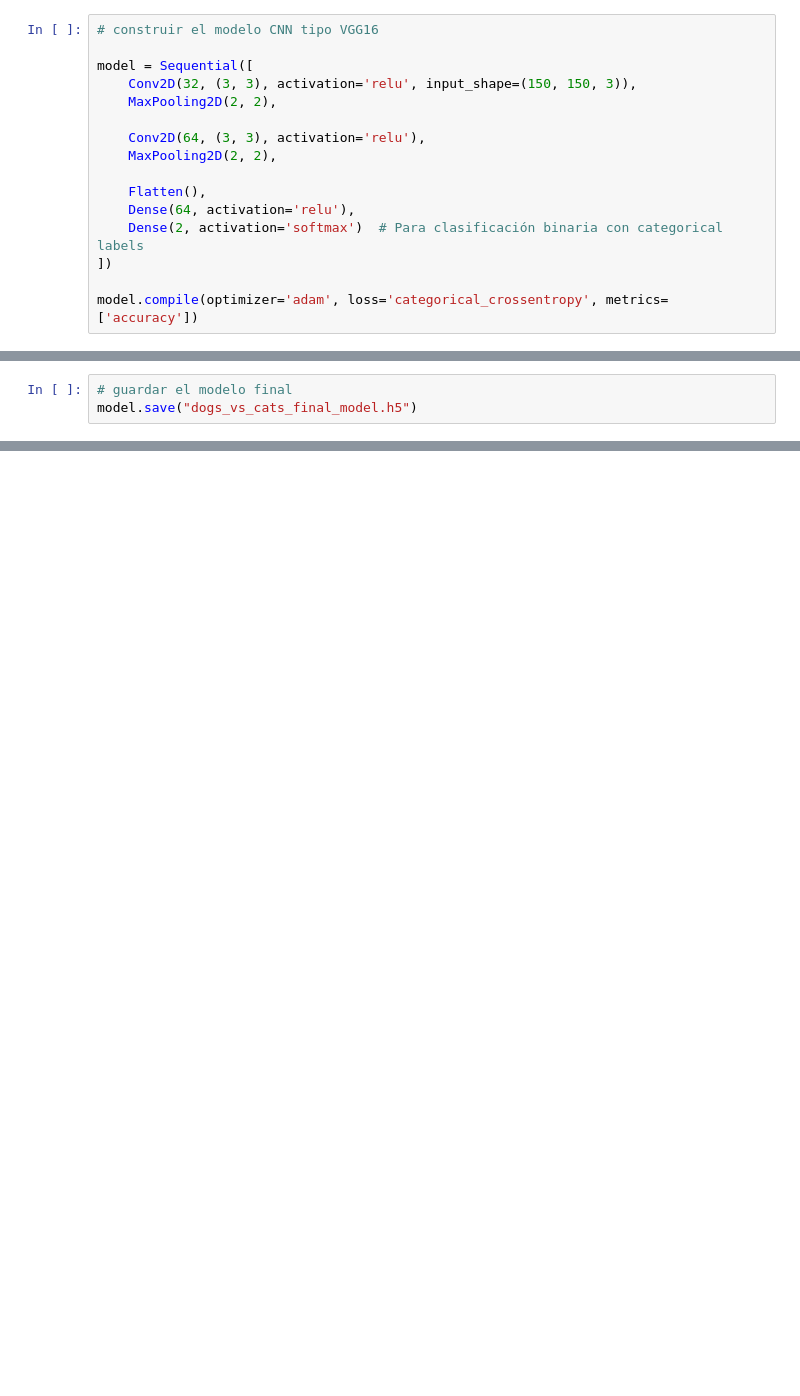
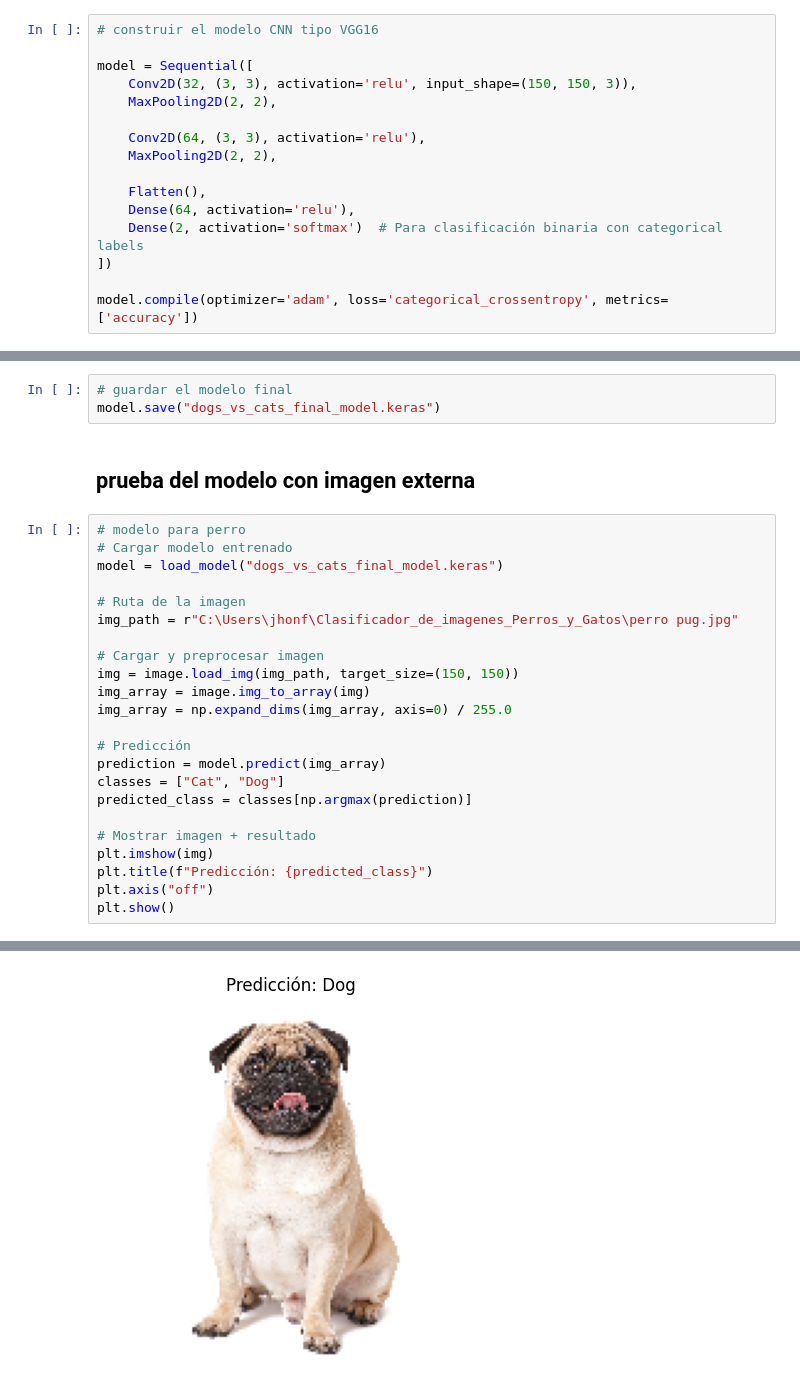
Before and after one commit to johnfbeltranc/Clasificador_de_imagenes_Perros_y_Gatos, a Jupyter notebook: notebooks/clasificador_de_imagenes.ipynb, the cells around one changed output, grey strips where cells are left out. Drawn from its saved outputs; the diff is of its cells as text; blank space fills up the shorter version.

```diff
--- a/notebooks/clasificador_de_imagenes.ipynb
+++ b/notebooks/clasificador_de_imagenes.ipynb
@@ -114,3 +144,29 @@ plt.show()
 # %%
 # guardar el modelo final
-model.save("dogs_vs_cats_final_model.h5")
+model.save("dogs_vs_cats_final_model.keras")
+# %% [markdown]
+## prueba del modelo con imagen externa
+# %%
+# modelo para perro
+# Cargar modelo entrenado
+model = load_model("dogs_vs_cats_final_model.keras")
+
+# Ruta de la imagen
+img_path = r"C:\Users\jhonf\Clasificador_de_imagenes_Perros_y_Gatos\perro pug.jpg"
+
+# Cargar y preprocesar imagen
+img = image.load_img(img_path, target_size=(150, 150))
+img_array = image.img_to_array(img)
+img_array = np.expand_dims(img_array, axis=0) / 255.0
+
+# Predicción
+prediction = model.predict(img_array)
+classes = ["Cat", "Dog"]
+predicted_class = classes[np.argmax(prediction)]
+
+# Mostrar imagen + resultado
+plt.imshow(img)
+plt.title(f"Predicción: {predicted_class}")
+plt.axis("off")
+plt.show()
+# %% [output]
@@ -116,0 +174 @@ model.save("dogs_vs_cats_final_model.h5")
+[figure, added]
```
Also changed, not shown: parts of 9 cells of this notebook, 1 other file.
